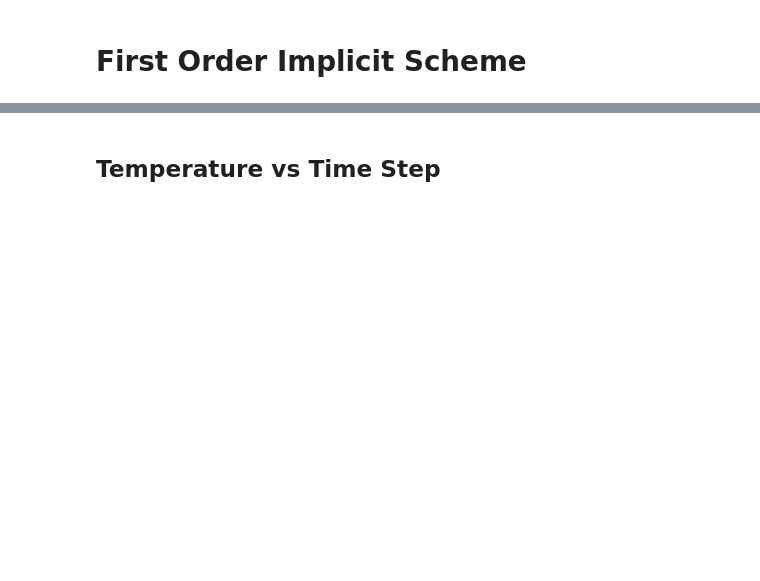
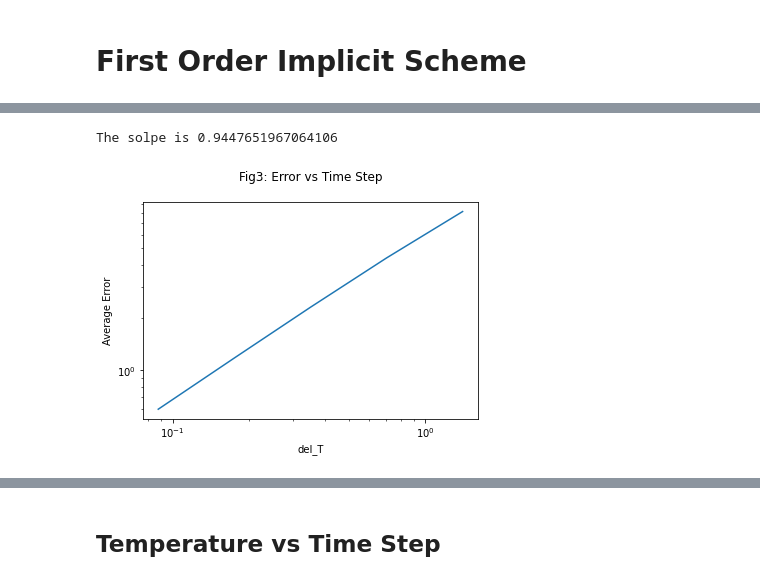
Before and after one commit to LamiaAroni/CFD_project2, a Jupyter notebook: Assignment_2.ipynb, the cells around one changed output, grey strips where cells are left out. Cells and saved outputs as stored; diff of their text form; code cells hidden in the pictures; blank space fills up the shorter version.

Commit message:
Completed all the schemes

```diff
--- a/Assignment_2.ipynb
+++ b/Assignment_2.ipynb
@@ -1113,29 +1284,39 @@ Error5 = E_bar
 # %%
 %matplotlib inline
 import matplotlib.pyplot as plt
 import math
+from scipy.stats import linregress
 
 Avg_Error = [Error1, Error2, Error3, Error4, Error5]
 del_T = [dt1, dt2, dt3, dt4, dt5]
+
+#slope, intercept, r_value, p_value, stderr = linregress(del_T, Avg_Error)
 
 # Calculating the slope p for first order transient model
 Error_1 = np.log(Error1)
 Error_2 = np.log(Error2)
 Error_3 = np.log(Error3)
 Error_4 = np.log(Error4)
 Error_5 = np.log(Error5)
 
 dt_1 = np.log(dt1)
 dt_2 = np.log(dt2)
 dt_3 = np.log(dt3)
 dt_4 = np.log(dt4)
 dt_5 = np.log(dt5)
 
+Error_log = [Error_1, Error_2, Error_3, Error_4, Error_5]
+dt_log = [dt_1, dt_2, dt_3, dt_4, dt_5]
+linregress(dt_log, Error_log)
+
+slope, intercept, r_value, p_value, stderr = linregress(dt_log, Error_log)
 plt.loglog(del_T, Avg_Error)
-slope = [(Error_2-Error_1)/(dt_2-dt_1), (Error_3-Error_2)/(dt_3-dt_2), (Error_4-Error_3)/(dt_4-dt_3), (Error_5-Error_4)/(dt_5-dt_4) ]
 
-print('The slope is', slope)
-
+print('The solpe for first order implicit scheme is', slope)
+plt.title('Fig3: Error vs Time Step\n')
 plt.xlabel("del_T")
-plt.ylabel("Avg_Error")
+plt.ylabel("Average Error")
 plt.show()
+# %% [output]
+The solpe is 0.9447651967064106
+[figure, added]
```
Also changed, not shown: parts of 68 cells of this notebook.
